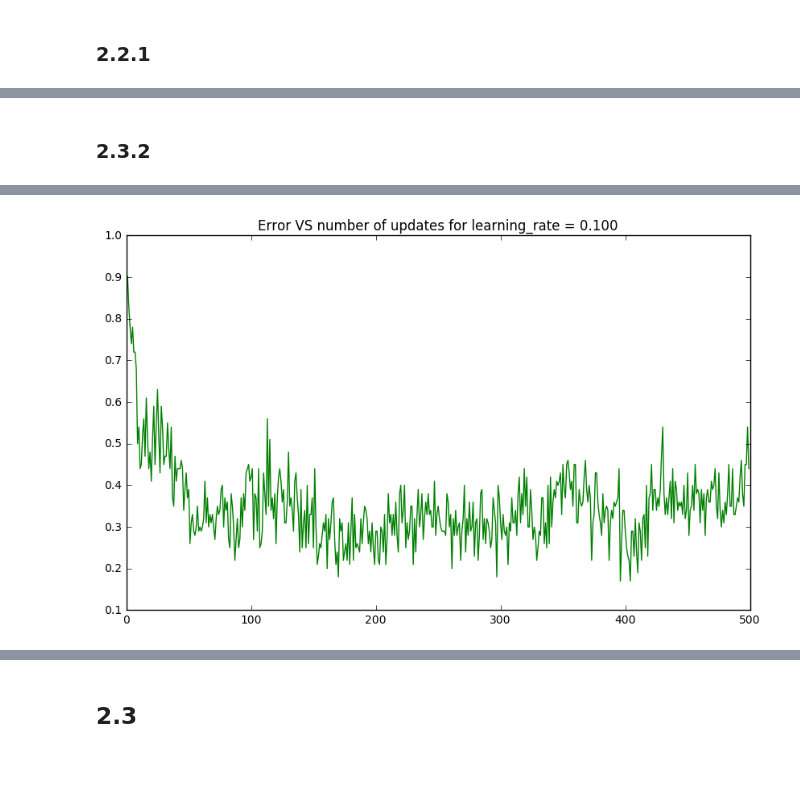
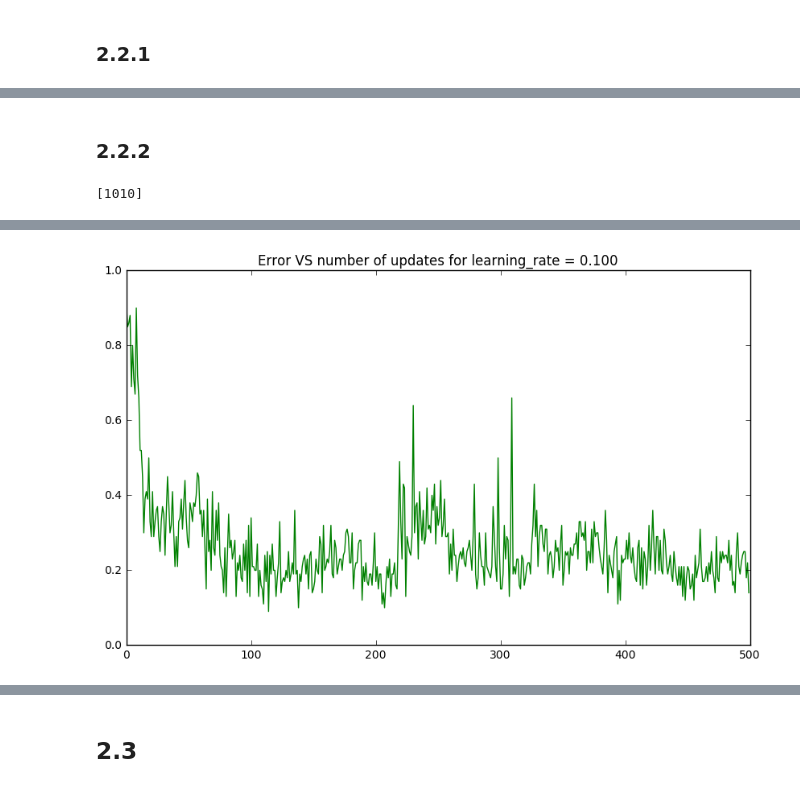
Before and after one commit to lidaiqing/Inference-MachineLearning, a Jupyter notebook: A2/code/a2.ipynb, the cells around one changed output, grey strips where cells are left out. Cells and saved outputs as stored; diff of their text form; code cells hidden in the pictures.

```diff
--- a/A2/code/a2.ipynb
+++ b/A2/code/a2.ipynb
@@ -404,14 +517,16 @@ Best accuracy in test set is 0.89
 # %% [markdown]
 <h3>2.2.1</h3>
 # %%
-def layerBlock(x, n_units):
+def layerBlock(x, n_units, decay_rate):
     '''
     x:input tensor
     n_units:number of hidden units in this layer
     '''
     n_input = x.get_shape().as_list()[1]
-    XavierSTD = math.sqrt(3.0 / (n_input + n_units))
+    XavierSTD = np.sqrt(3.0 / (n_input + n_units))
     W = tf.Variable(tf.truncated_normal(shape=[n_input, n_units], stddev=XavierSTD), name="weights")
     b = tf.Variable(tf.zeros([n_units]), name="biases")
+    weight_decay = tf.reduce_sum(tf.scalar_mul(decay_rate, tf.nn.l2_loss(W)))
+    tf.add_to_collection('losses', weight_decay)
     z = tf.add(tf.matmul(x, W), b)
     return z
@@ -422,8 +532,0 @@ X.get_shape().as_list()
-# %%
-x = tf.placeholder(tf.float32, [None, 784])
-z = layerBlock(x, 1000)
-#W = tf.get_variable(shape=[1, 1], initializer=tf.contrib.layers.xavier_initializer(), name="weights")
-init = tf.global_variables_initializer()
-sess = tf.InteractiveSession()
-sess.run(init)
-sess.run(z, feed_dict={x:trainData})
@@ -444,28 +533,35 @@ array([[ 0.56041509,  0.43418801, -0.08888177, ..., -0.00253817,
 # %% [markdown]
-<h3>2.3.2</h3>
+<h3>2.2.2</h3>
 # %%
 # Parameters
 learning_rate_list = [0.001, 0.01, 0.1]
 batch_size = 100
 display_step = 1
-
+decay_rate = 3e-4
 # Network Parameters
 n_hidden_1 = 1000 # 1st layer number of features
 n_input = 784 # MNIST data input (img shape: 28*28)
-n_classes = 10 # MNIST total classes (0-9 digits)
+n_classes = 10
+# %%
+tf.reset_default_graph()
+tf.add_to_collection('test', 1010)
+tf.get_collection('test')
+# %% [output]
+[1010]
 # %%
 def buildGraph(decay_rate, learning_rate):
     X = tf.placeholder(tf.float32, [None, 784], name='input_x')
     y_target = tf.placeholder(tf.float32, [None,10], name='target_y')
 
     # Graph definition
-    layer_1 = layerBlock(X, n_hidden_1)
+    layer_1 = layerBlock(X, n_hidden_1, decay_rate)
     layer_1 = tf.nn.relu(layer_1)
-    out_layer = layerBlock(layer_1, n_classes)
+    out_layer = layerBlock(layer_1, n_classes, decay_rate)
     y_predicted = out_layer
 
     # Error definition
-    error = tf.reduce_mean(tf.nn.softmax_cross_entropy_with_logits(labels = y_target, logits = y_predicted))
+    error = tf.reduce_mean(tf.nn.softmax_cross_entropy_with_logits(labels = y_target, logits = y_predicted)) + \
+                tf.add_n(tf.get_collection('losses'))
 
     correct_prediction = tf.equal(tf.argmax(y_predicted,1), tf.argmax(y_target,1))
     acc = tf.reduce_mean(tf.cast(correct_prediction, tf.float32))
@@ -475,6 +571,7 @@ def buildGraph(decay_rate, learning_rate):
     return X, y_target, y_predicted, error, train, acc
 # %%
 for learning_rate in learning_rate_list:
+    tf.reset_default_graph()
     X, y_target, y_predicted, error, train, acc = buildGraph(decay_rate, learning_rate)
 
     init = tf.global_variables_initializer()
@@ -507,2 +604,2 @@ for learning_rate in learning_rate_list:
-[figure, old version]
+[figure, new version]
 # %%
```
Also changed, not shown: parts of 26 cells of this notebook.
